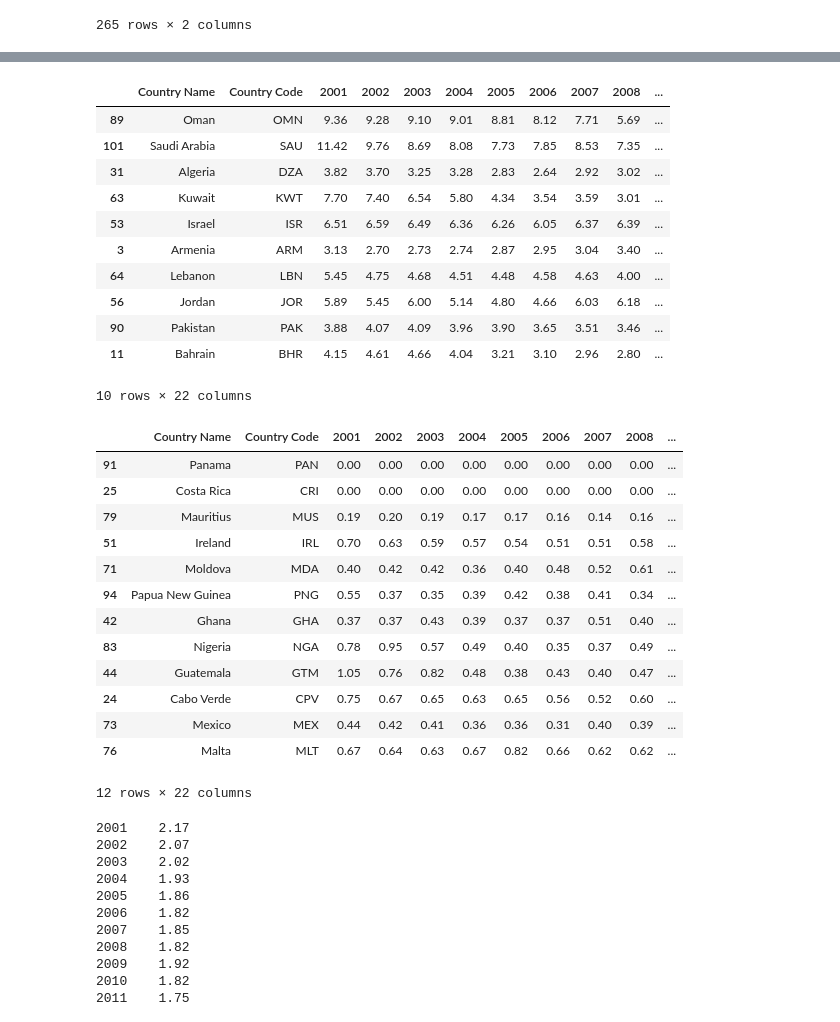
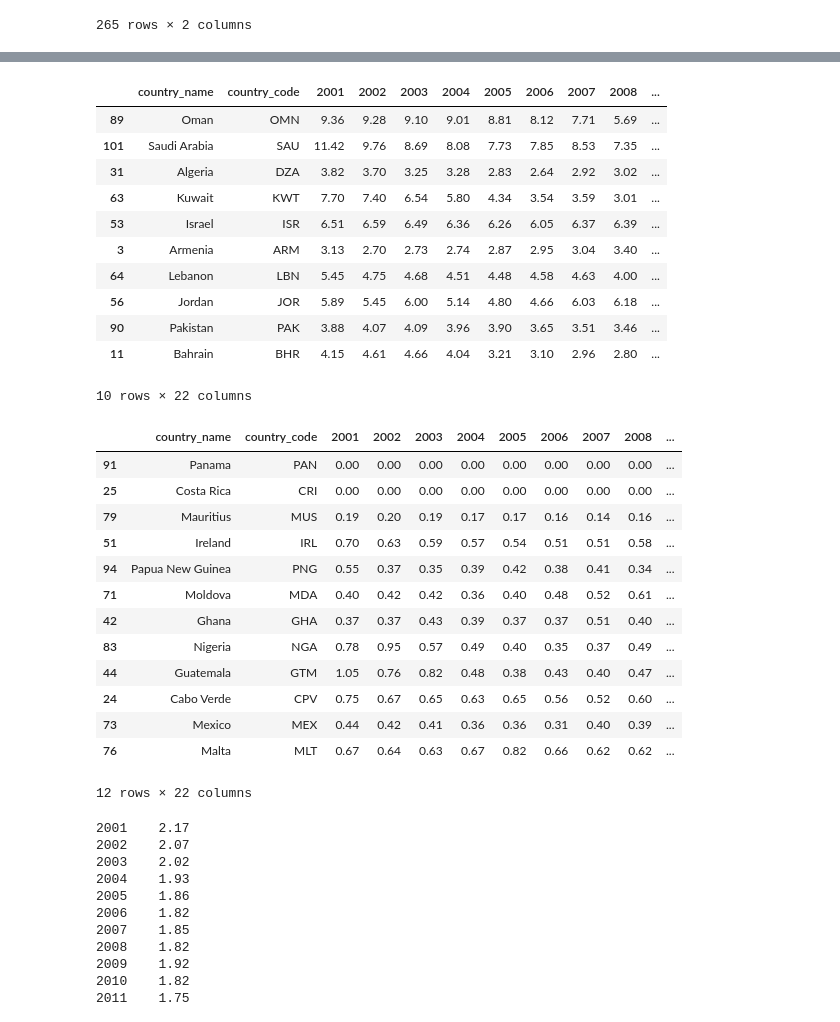
Before and after one commit to svujcich/Global_GDP_Trends, a Jupyter notebook: military_expenditure.ipynb, the cells around one changed output, grey strips where cells are left out. Saved outputs shown, nothing was run; the diff lists cells and outputs as text; code cells hidden in the pictures.

```diff
--- a/military_expenditure.ipynb
+++ b/military_expenditure.ipynb
@@ -175,4 +175,4 @@ countries_mil_exp_df
 countries_mil_exp_df.dropna(inplace=True)
 # %%
 #Remove Country Name_codes column.
-countries_mil_exp_df
+countries_mil_exp_df.drop(columns="Country Name", inplace=True)
@@ -230,3 +232,5 @@ income_df
 | 263 | ZMB | Low income |
 | 264 | ZWE | Lower middle income |
 265 rows × 2 columns
+# %%
+income_df.rename(columns={"IncomeGroup":"income_group", "Country Code":"country_code"}, inplace=True)
@@ -233,4 +253,4 @@ income_df
 # %%
-final_mil_exp_df = pd.merge(countries_mil_exp_df, income_df, on="Country Code")
+final_mil_exp_df = pd.merge(countries_mil_exp_df, income_df, on="country_code")
 final_mil_exp_df
 # %% [output]
@@ -249,4 +269,4 @@ final_mil_exp_df
 122 rows × 22 columns
 # %%
 #Format percentages to the tenths decimal place.
-final_mil_exp_df.round(2)
+final_mil_exp_df = final_mil_exp_df.round(2)
@@ -290,10 +312,10 @@ dtype: object
 final_mil_exp_df.to_csv("military_expenditure_data.csv", index=False)
 # %%
 #Find the top ten countries in 2019.
-top_countries = final_mil_exp_df.sort_values(by="2019", ascending=False).round(2)
+top_countries = final_mil_exp_df.sort_values(by="2019", ascending=False)
 top_countries.head(10)
 # %% [output]
-|  | Country Name | Country Code | 2001 | 2002 | 2003 | 2004 | 2005 | 2006 | 2007 | 2008 | ... |
+|  | country_name | country_code | 2001 | 2002 | 2003 | 2004 | 2005 | 2006 | 2007 | 2008 | ... |
 | 89 | Oman | OMN | 9.36 | 9.28 | 9.10 | 9.01 | 8.81 | 8.12 | 7.71 | 5.69 | ... |
 | 101 | Saudi Arabia | SAU | 11.42 | 9.76 | 8.69 | 8.08 | 7.73 | 7.85 | 8.53 | 7.35 | ... |
 | 31 | Algeria | DZA | 3.82 | 3.70 | 3.25 | 3.28 | 2.83 | 2.64 | 2.92 | 3.02 | ... |
@@ -307,16 +329,16 @@ top_countries.head(10)
 10 rows × 22 columns
 # %%
 #Find the bottom ten countries in 2019.
-bottom_countries = final_mil_exp_df.sort_values(by="2019", ascending=True).round(2)
+bottom_countries = final_mil_exp_df.sort_values(by="2019", ascending=True)
 bottom_countries.head(12)
 # %% [output]
-|  | Country Name | Country Code | 2001 | 2002 | 2003 | 2004 | 2005 | 2006 | 2007 | 2008 | ... |
+|  | country_name | country_code | 2001 | 2002 | 2003 | 2004 | 2005 | 2006 | 2007 | 2008 | ... |
 | 91 | Panama | PAN | 0.00 | 0.00 | 0.00 | 0.00 | 0.00 | 0.00 | 0.00 | 0.00 | ... |
 | 25 | Costa Rica | CRI | 0.00 | 0.00 | 0.00 | 0.00 | 0.00 | 0.00 | 0.00 | 0.00 | ... |
 | 79 | Mauritius | MUS | 0.19 | 0.20 | 0.19 | 0.17 | 0.17 | 0.16 | 0.14 | 0.16 | ... |
 | 51 | Ireland | IRL | 0.70 | 0.63 | 0.59 | 0.57 | 0.54 | 0.51 | 0.51 | 0.58 | ... |
+| 94 | Papua New Guinea | PNG | 0.55 | 0.37 | 0.35 | 0.39 | 0.42 | 0.38 | 0.41 | 0.34 | ... |
 | 71 | Moldova | MDA | 0.40 | 0.42 | 0.42 | 0.36 | 0.40 | 0.48 | 0.52 | 0.61 | ... |
-| 94 | Papua New Guinea | PNG | 0.55 | 0.37 | 0.35 | 0.39 | 0.42 | 0.38 | 0.41 | 0.34 | ... |
 | 42 | Ghana | GHA | 0.37 | 0.37 | 0.43 | 0.39 | 0.37 | 0.37 | 0.51 | 0.40 | ... |
 | 83 | Nigeria | NGA | 0.78 | 0.95 | 0.57 | 0.49 | 0.40 | 0.35 | 0.37 | 0.49 | ... |
 | 44 | Guatemala | GTM | 1.05 | 0.76 | 0.82 | 0.48 | 0.38 | 0.43 | 0.40 | 0.47 | ... |
```
Also changed, not shown: parts of 16 cells of this notebook, 5 other files.
